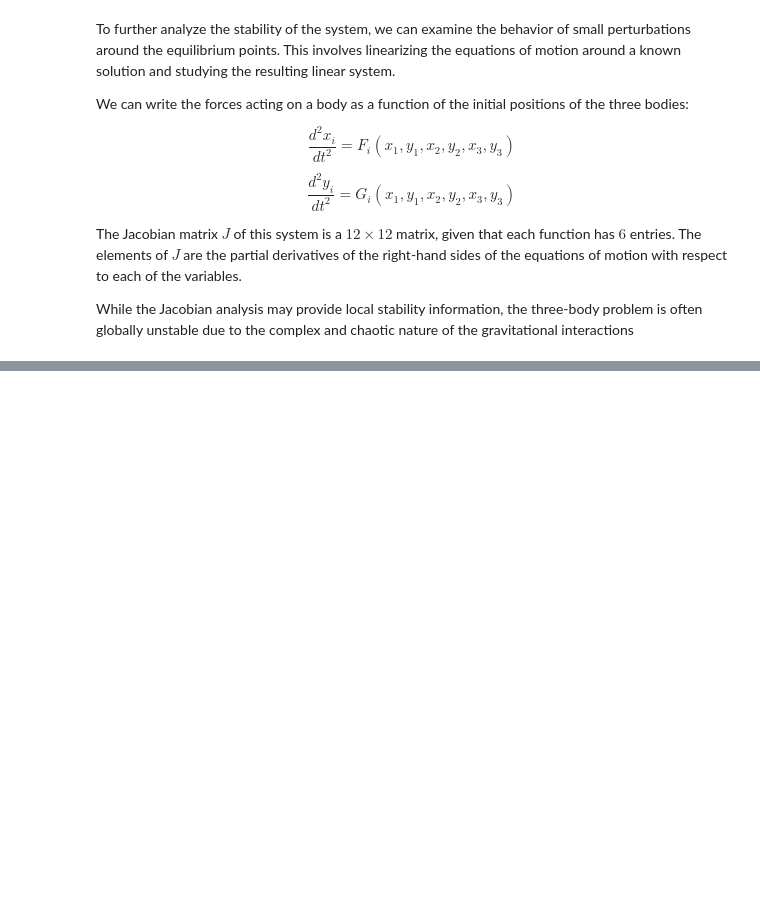
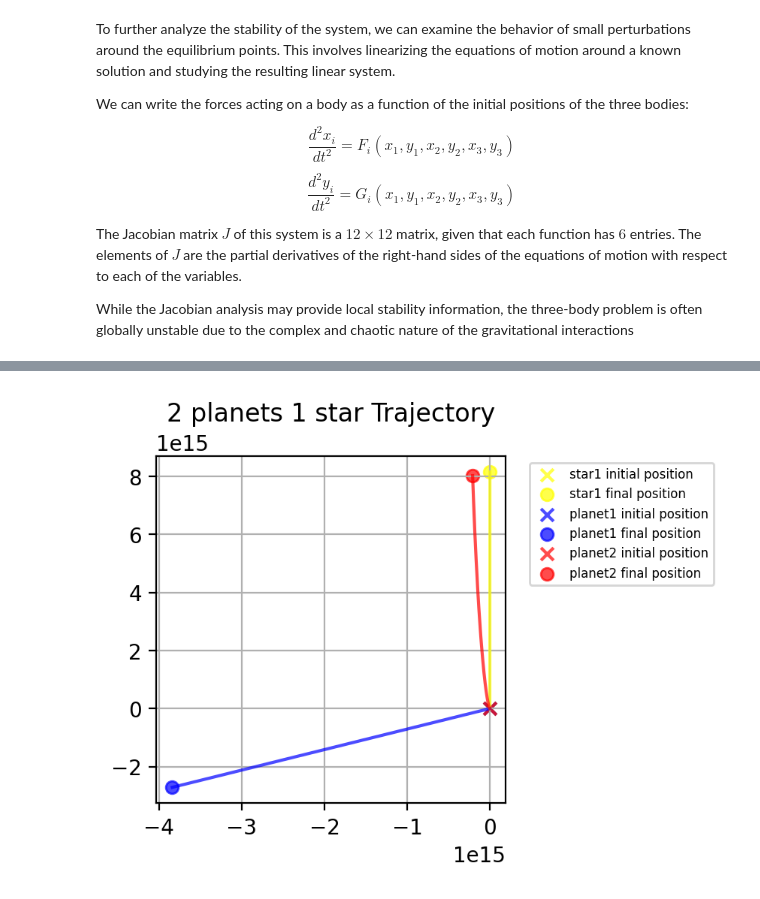
Before and after one commit to alessandropranzo/2d_3_body_problem, a Jupyter notebook: notebook.ipynb, the cells around one changed output, grey strips where cells are left out. Cells and saved outputs as stored; diff of their text form; code cells hidden in the pictures; blank space fills up the shorter version.

```diff
--- a/notebook.ipynb
+++ b/notebook.ipynb
@@ -82,0 +401,17 @@ While the Jacobian analysis may provide local stability information, the three-b
+# %%
+star1_mass = 1e38 # kg
+planet2_mass = 1.2e34 # kg
+planet1_mass = 1.5e12 # kg
+
+distance = 1e11
+G = 6.67e-11
+
+v = np.sqrt(G * star1_mass / distance)
+
+star1 = Body(0, 0, star1_mass, vx = 0, vy = v, name = "star1" )
+planet1 = Body(distance, 0, planet1_mass, vx = 0, vy = -v, name = "planet1")
+planet2 = Body(distance/2, distance * (3**0.5)/2, planet2_mass, vx = v, vy = 0, name = "planet2")
+# %%
+ostp = Simulation([star1, planet1, planet2], t_max = 1 * 3.154e7, t_step= 820, colors = ["yellow", "blue", "red"], name = "2 planets 1 star")
+# %%
+ostp.run()
@@ -82,0 +434,4 @@ While the Jacobian analysis may provide local stability information, the three-b
+# %%
+ostp.plot_trajectories()
+# %% [output]
+[figure, added]
```
Also changed, not shown: parts of 43 cells of this notebook.
